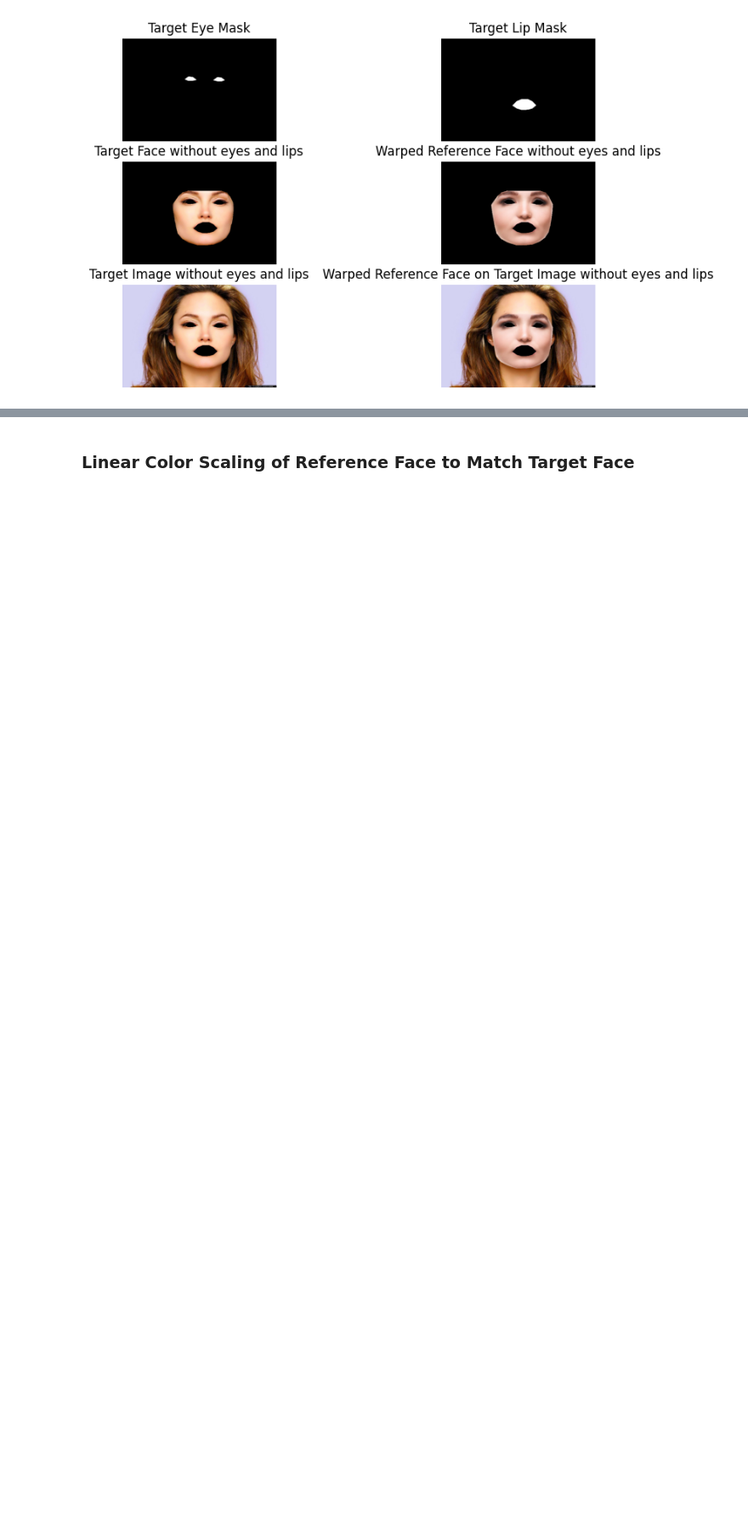
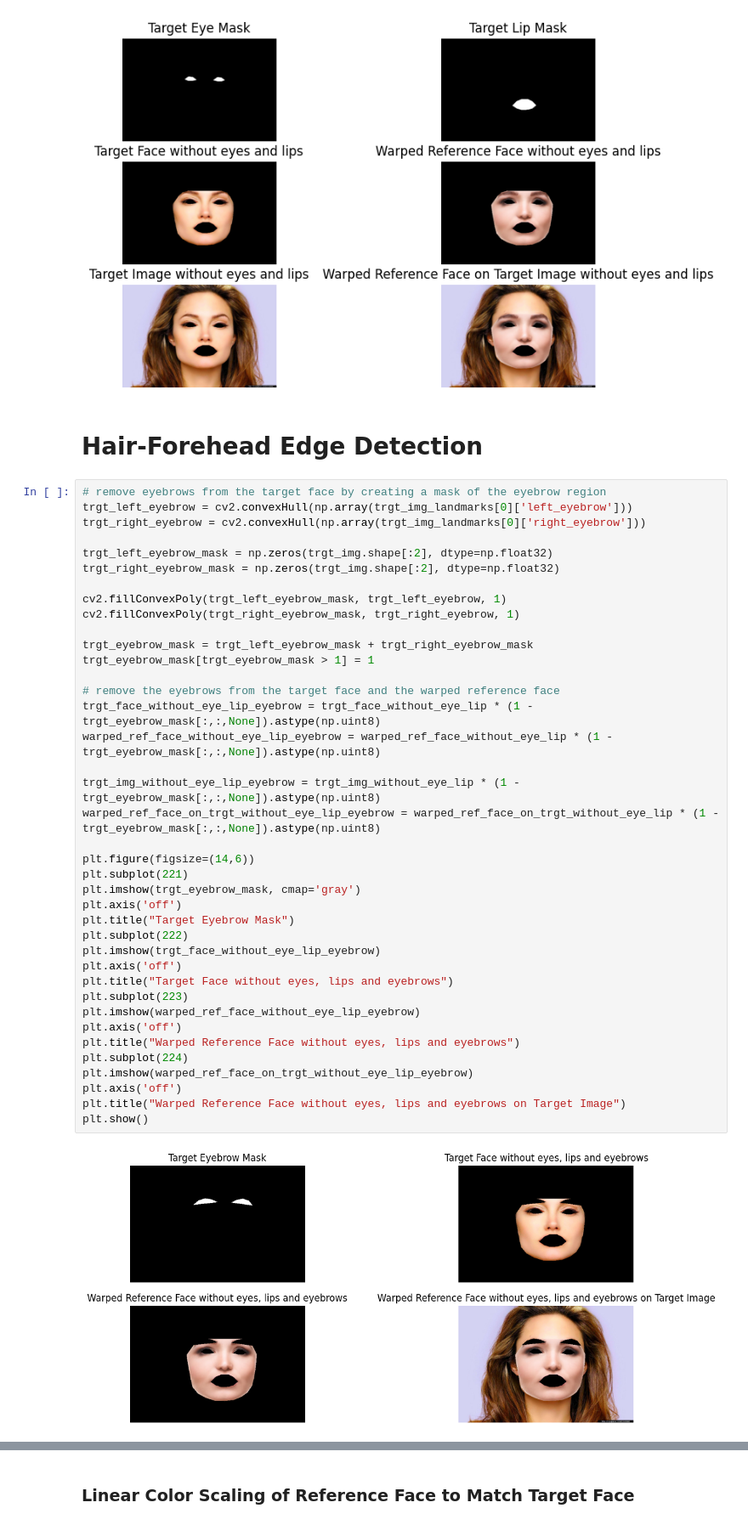
Before and after one commit to AakashR13/Digital_Makeup_Generation, a Jupyter notebook: main.ipynb, the cells around one changed output, grey strips where cells are left out. Shown at 85% size. Drawn from its saved outputs; the diff is of its cells as text; blank space fills up the shorter version.

```diff
--- a/main.ipynb
+++ b/main.ipynb
@@ -199,3 +317,46 @@ plt.title("Warped Reference Face on Target Image without eyes and lips")
 plt.show()
 # %% [output]
 [figure]
+# %% [markdown]
+# Hair-Forehead Edge Detection
+# %%
+# remove eyebrows from the target face by creating a mask of the eyebrow region
+trgt_left_eyebrow = cv2.convexHull(np.array(trgt_img_landmarks[0]['left_eyebrow']))
+trgt_right_eyebrow = cv2.convexHull(np.array(trgt_img_landmarks[0]['right_eyebrow']))
+
+trgt_left_eyebrow_mask = np.zeros(trgt_img.shape[:2], dtype=np.float32)
+trgt_right_eyebrow_mask = np.zeros(trgt_img.shape[:2], dtype=np.float32)
+
+cv2.fillConvexPoly(trgt_left_eyebrow_mask, trgt_left_eyebrow, 1)
+cv2.fillConvexPoly(trgt_right_eyebrow_mask, trgt_right_eyebrow, 1)
+
+trgt_eyebrow_mask = trgt_left_eyebrow_mask + trgt_right_eyebrow_mask
+trgt_eyebrow_mask[trgt_eyebrow_mask > 1] = 1
+
+# remove the eyebrows from the target face and the warped reference face
+trgt_face_without_eye_lip_eyebrow = trgt_face_without_eye_lip * (1 - trgt_eyebrow_mask[:,:,None]).astype(np.uint8)
+warped_ref_face_without_eye_lip_eyebrow = warped_ref_face_without_eye_lip * (1 - trgt_eyebrow_mask[:,:,None]).astype(np.uint8)
+
+trgt_img_without_eye_lip_eyebrow = trgt_img_without_eye_lip * (1 - trgt_eyebrow_mask[:,:,None]).astype(np.uint8)
+warped_ref_face_on_trgt_without_eye_lip_eyebrow = warped_ref_face_on_trgt_without_eye_lip * (1 - trgt_eyebrow_mask[:,:,None]).astype(np.uint8)
+
+plt.figure(figsize=(14,6))
+plt.subplot(221)
+plt.imshow(trgt_eyebrow_mask, cmap='gray')
+plt.axis('off')
+plt.title("Target Eyebrow Mask")
+plt.subplot(222)
+plt.imshow(trgt_face_without_eye_lip_eyebrow)
+plt.axis('off')
+plt.title("Target Face without eyes, lips and eyebrows")
+plt.subplot(223)
+plt.imshow(warped_ref_face_without_eye_lip_eyebrow)
+plt.axis('off')
+plt.title("Warped Reference Face without eyes, lips and eyebrows")
+plt.subplot(224)
+plt.imshow(warped_ref_face_on_trgt_without_eye_lip_eyebrow)
+plt.axis('off')
+plt.title("Warped Reference Face without eyes, lips and eyebrows on Target Image")
+plt.show()
+# %% [output]
+[figure, added]
```
Also changed, not shown: parts of 21 cells of this notebook, 2 other files.
